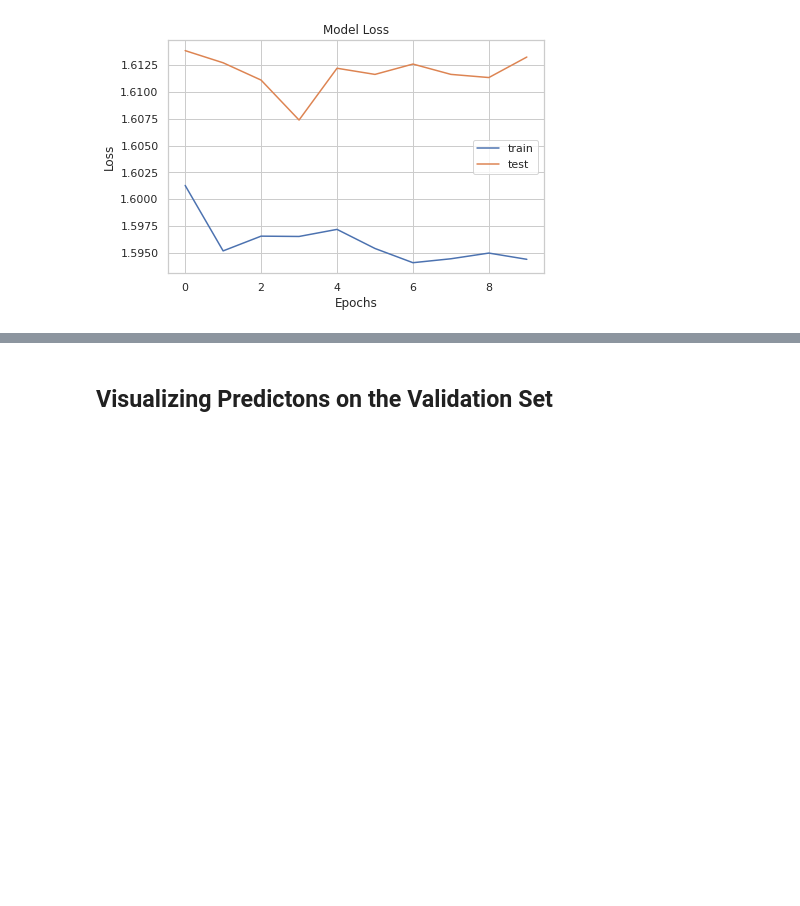
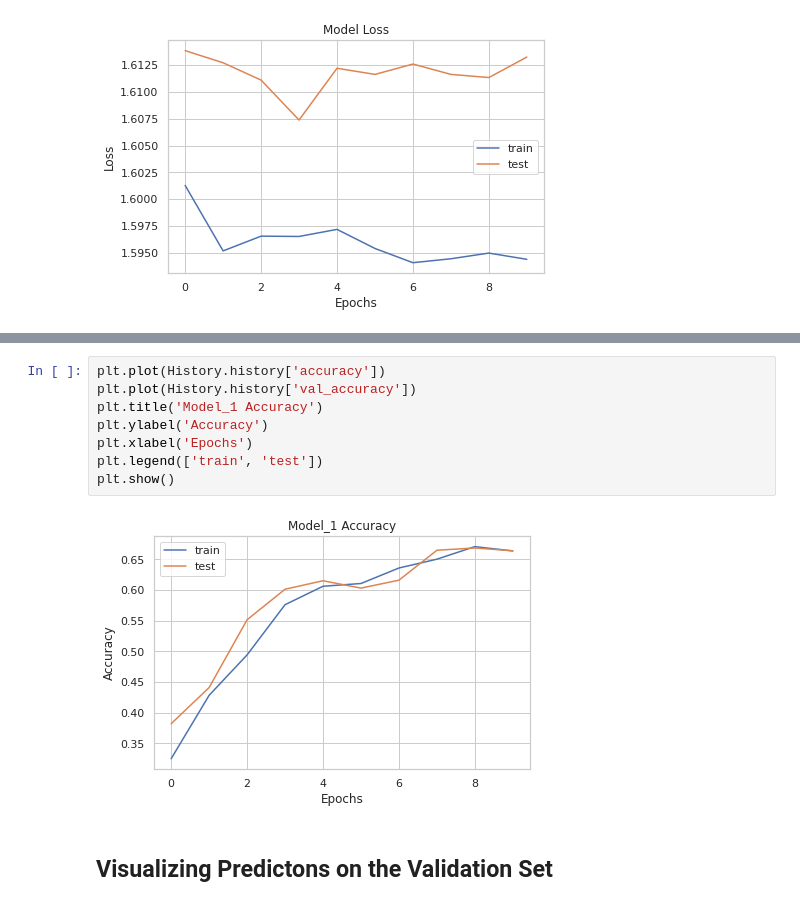
Before and after one commit to viththiananth/20221015-Convolutional-Neural-Network-on-Flower-Dataset, a Jupyter notebook: Convolutional_Neural_Network_on_Flower_Dataset.ipynb, the cells around one changed output, grey strips where cells are left out. Drawn from its saved outputs; the diff is of its cells as text; blank space fills up the shorter version.

```diff
--- a/Convolutional_Neural_Network_on_Flower_Dataset.ipynb
+++ b/Convolutional_Neural_Network_on_Flower_Dataset.ipynb
@@ -280,3 +369,13 @@ KeyError: ignored
+# %%
+plt.plot(History.history['accuracy'])
+plt.plot(History.history['val_accuracy'])
+plt.title('Model_1 Accuracy')
+plt.ylabel('Accuracy')
+plt.xlabel('Epochs')
+plt.legend(['train', 'test'])
+plt.show()
+# %% [output]
+[figure, added]
 # %% [markdown]
 ## Visualizing Predictons on the Validation Set
 # %%
```
Also changed, not shown: parts of 46 cells of this notebook.
